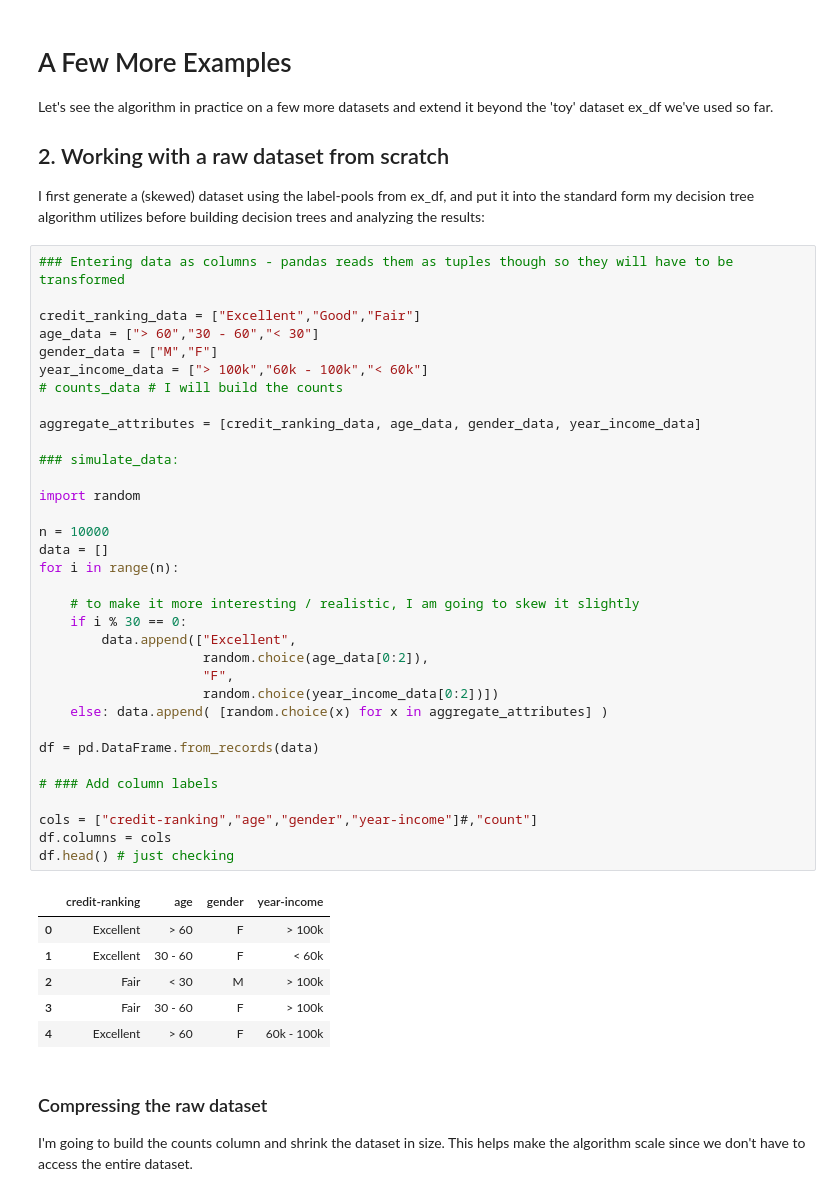
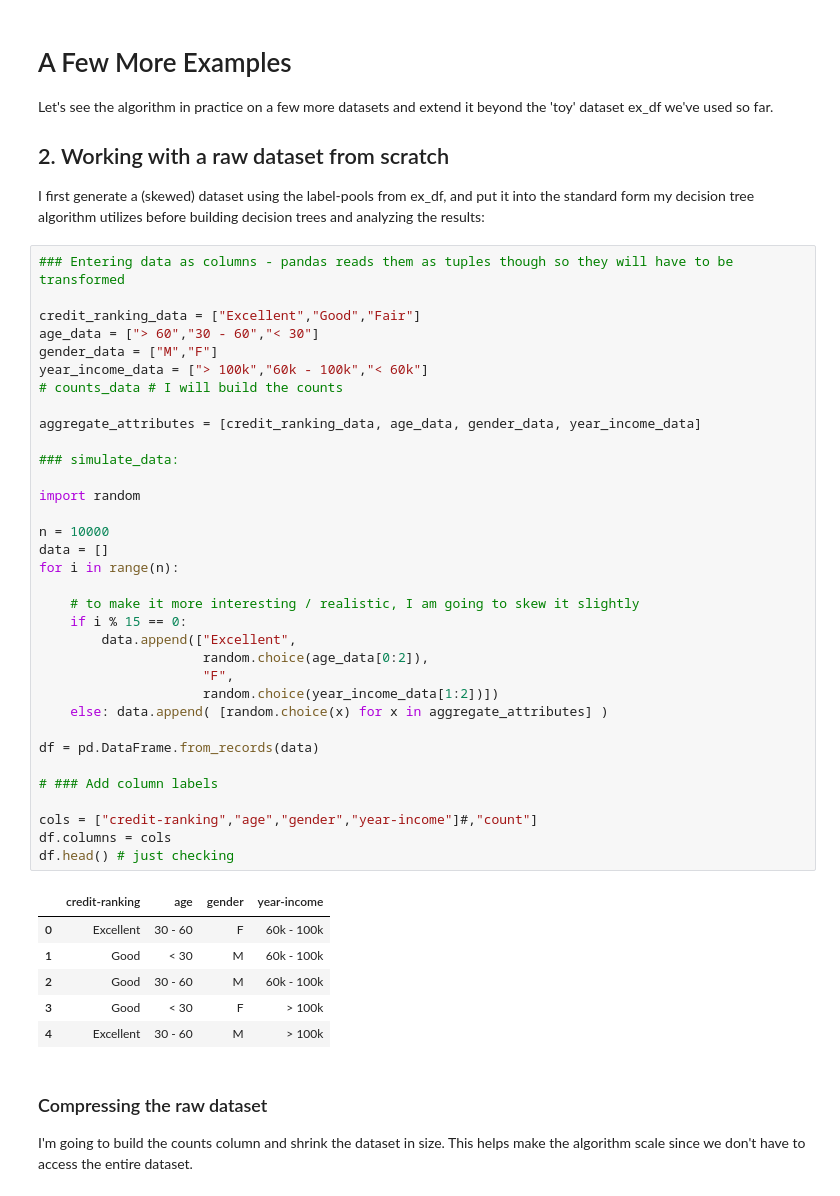
Before and after one commit to Kodyak/Growing-Decision-Trees, a Jupyter notebook: Growing Decision Trees Implementation.ipynb, the cells around one changed output. Saved outputs shown, nothing was run; the diff lists cells and outputs as text.

```diff
--- a/Growing Decision Trees Implementation.ipynb
+++ b/Growing Decision Trees Implementation.ipynb
@@ -562,40 +606,40 @@ credit_ranking_data = ["Excellent","Good","Fair"]
 age_data = ["> 60","30 - 60","< 30"]
 gender_data = ["M","F"]
 year_income_data = ["> 100k","60k - 100k","< 60k"]
 # counts_data # I will build the counts
 
 aggregate_attributes = [credit_ranking_data, age_data, gender_data, year_income_data]
 
 ### simulate_data:
 
 import random
 
 n = 10000
 data = []
 for i in range(n):
 
     # to make it more interesting / realistic, I am going to skew it slightly
-    if i % 30 == 0:
+    if i % 15 == 0:
         data.append(["Excellent",
                      random.choice(age_data[0:2]),
                      "F",
-                     random.choice(year_income_data[0:2])])
+                     random.choice(year_income_data[1:2])])
     else: data.append( [random.choice(x) for x in aggregate_attributes] )
 
 df = pd.DataFrame.from_records(data)
 
 # ### Add column labels
 
 cols = ["credit-ranking","age","gender","year-income"]#,"count"]
 df.columns = cols
 df.head() # just checking
 # %% [output]
 |  | credit-ranking | age | gender | year-income |
-| 0 | Excellent | > 60 | F | > 100k |
-| 1 | Excellent | 30 - 60 | F | < 60k |
-| 2 | Fair | < 30 | M | > 100k |
-| 3 | Fair | 30 - 60 | F | > 100k |
-| 4 | Excellent | > 60 | F | 60k - 100k |
+| 0 | Excellent | 30 - 60 | F | 60k - 100k |
+| 1 | Good | < 30 | M | 60k - 100k |
+| 2 | Good | 30 - 60 | M | 60k - 100k |
+| 3 | Good | < 30 | F | > 100k |
+| 4 | Excellent | 30 - 60 | M | > 100k |
 # %% [markdown]
 ### Compressing the raw dataset
 
```
Also changed, not shown: parts of 30 cells of this notebook.
